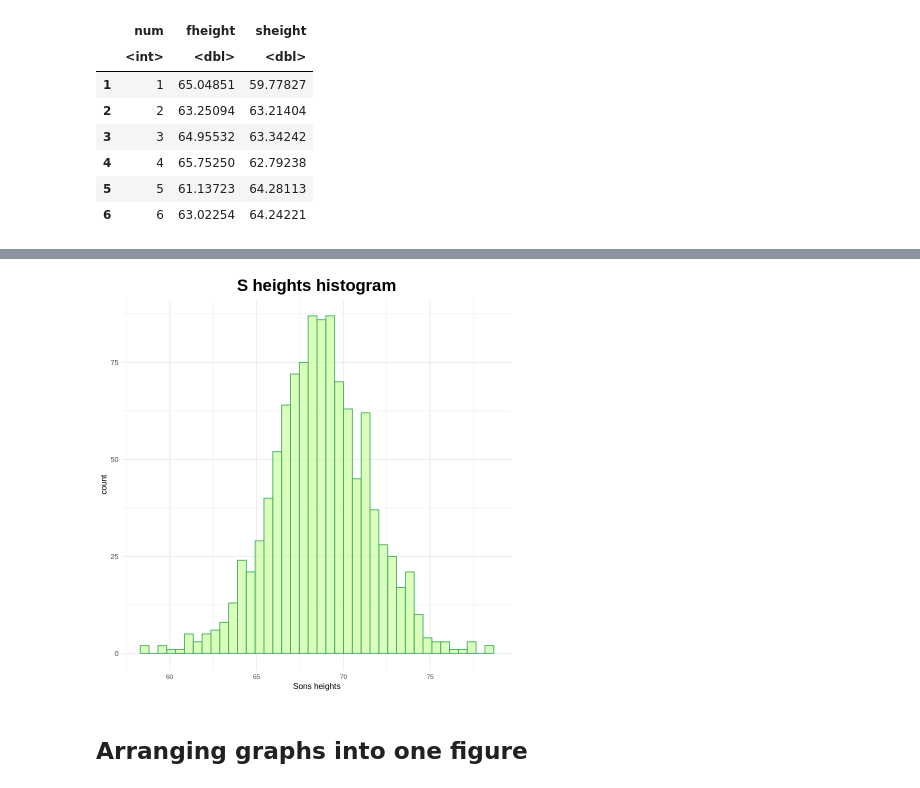
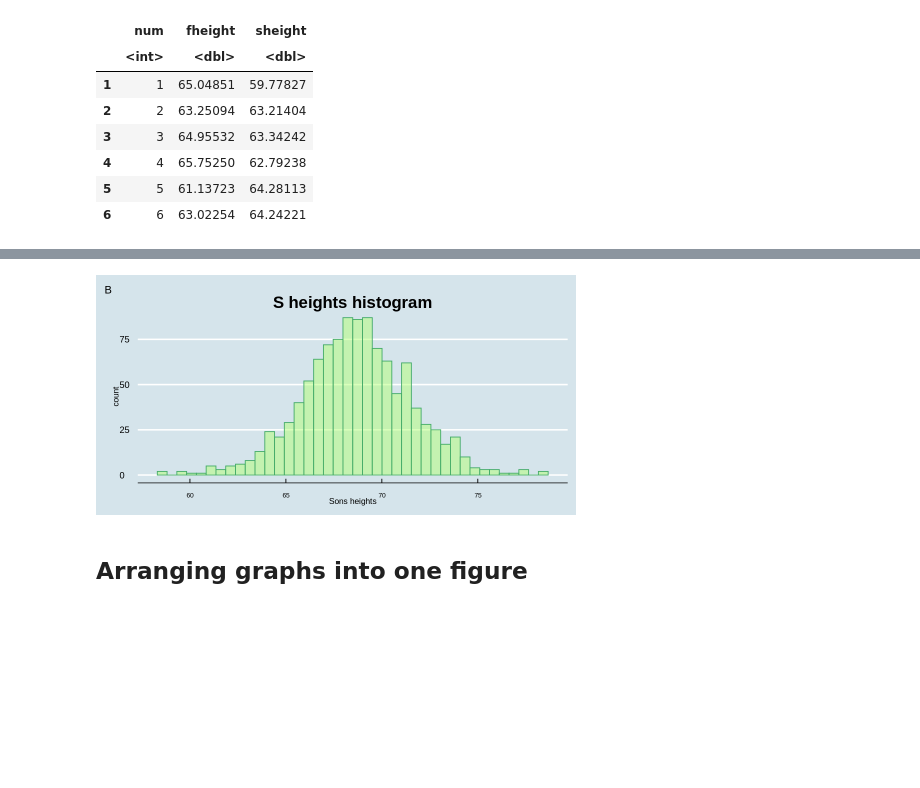
Before and after one commit to kamclar/statisticka_analyza_dat_cviceni, a Jupyter notebook: Lesson_05.ipynb, the cells around one changed output, grey strips where cells are left out. Drawn from its saved outputs; the diff is of its cells as text; code cells hidden in the pictures; blank space fills up the shorter version.

```diff
--- a/Lesson_05.ipynb
+++ b/Lesson_05.ipynb
@@ -251,15 +268,15 @@ plot(p1)
 # %%
 p2 <- ggplot(df_fs_heights, aes(sheight)) + geom_histogram(bins=40, color='#44AB69', fill='#B3FF77', alpha=0.5) +
-                                            theme_minimal() +
+                                            theme_economist() +
                                             labs(title='S heights histogram',
-                                                 x='Sons heights') +
+                                                 x='Sons heights', tag='B') +
                                             theme(plot.title=element_text(size=20, face='bold', hjust=0.5),
                                                   axis.title.x=element_text(size=10),
                                                   axis.title.y=element_text(size=10),
                                                   axis.text.x = element_text(size=8))
 
 plot(p2)
 # %% [output]
-[figure, old version]
+[figure, new version]
 # %% [markdown]
 ## Arranging graphs into one figure
```
Also changed, not shown: parts of 11 cells of this notebook.
